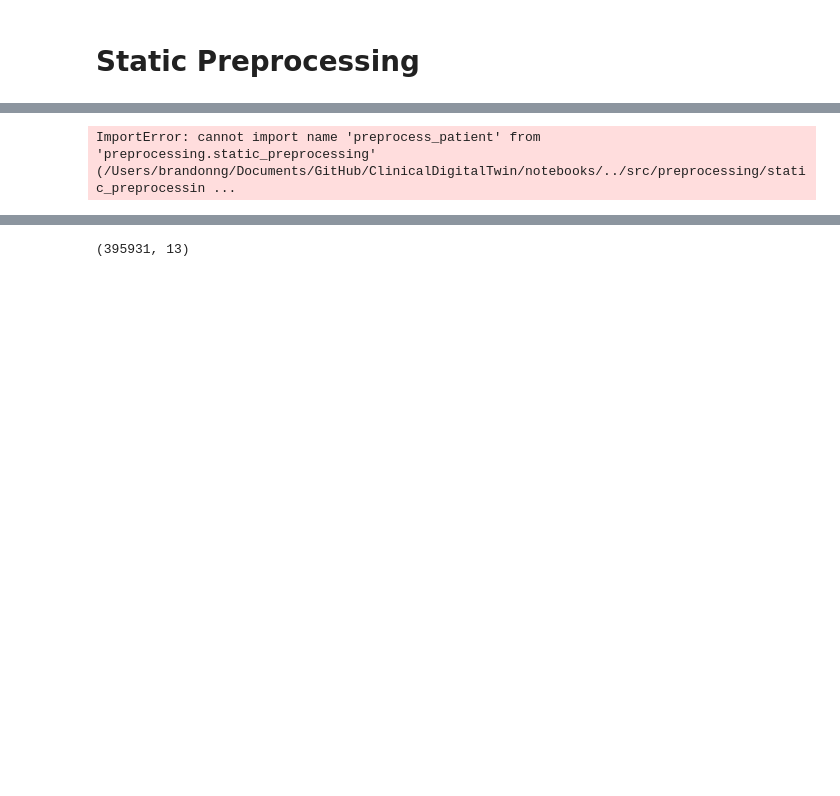
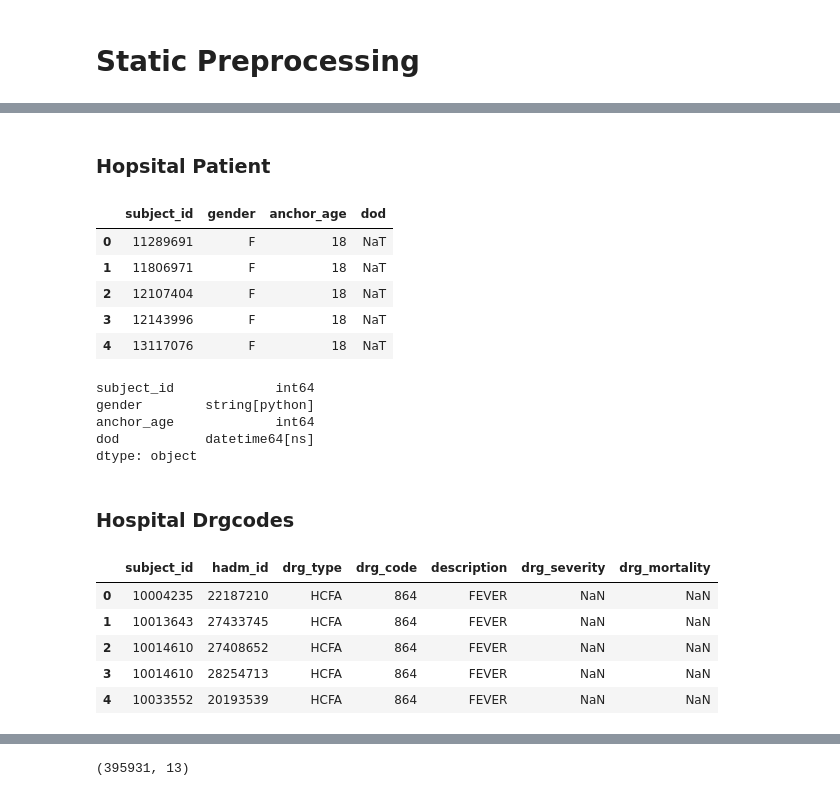
Before and after one commit to brandonng2/ClinicalDigitalTwin, a Jupyter notebook: notebooks/static_preprocessing.ipynb, the cells around one changed output, grey strips where cells are left out. Cells and saved outputs as stored; diff of their text form; code cells hidden in the pictures; blank space fills up the shorter version.

```diff
--- a/notebooks/static_preprocessing.ipynb
+++ b/notebooks/static_preprocessing.ipynb
@@ -104,12 +87,35 @@ ImportError: cannot import name 'preprocess_admissions' from 'preprocessing.stat
+# %% [markdown]
+### Hopsital Patient
 # %%
 from preprocessing.static_preprocessing import preprocess_patient
 
-hos_patient_filename = config["static_sources"]["patients"]
-hos_patient_path = os.path.join(in_dir, hos_patient_filename)
-
-df_hosp_patient = pd.read_csv(hos_patient_path)
-
-df_hosp_patient_cleaned = preprocess_patient(df_hosp_patient)
-df_hosp_patient_cleaned.head()
+hosp_patients_df_cleaned = preprocess_patient(hosp_patients_df)
+hosp_patients_df_cleaned.head()
 # %% [output]
-ImportError: cannot import name 'preprocess_patient' from 'preprocessing.static_preprocessing' (/Users/brandonng/Documents/GitHub/ClinicalDigitalTwin/notebooks/../src/preprocessing/static_preprocessin ...
+|  | subject_id | gender | anchor_age | dod |
+| 0 | 11289691 | F | 18 | NaT |
+| 1 | 11806971 | F | 18 | NaT |
+| 2 | 12107404 | F | 18 | NaT |
+| 3 | 12143996 | F | 18 | NaT |
+| 4 | 13117076 | F | 18 | NaT |
+# %%
+hosp_patients_df_cleaned.dtypes
+# %% [output]
+subject_id             int64
+gender        string[python]
+anchor_age             int64
+dod           datetime64[ns]
+dtype: object
+# %% [markdown]
+### Hospital Drgcodes
+# %%
+from preprocessing.static_preprocessing import preprocess_drgcodes
+
+hosp_drgcodes_df_cleaned = preprocess_drgcodes(hosp_drgcodes_df)
+# %% [output]
+|  | subject_id | hadm_id | drg_type | drg_code | description | drg_severity | drg_mortality |
+| 0 | 10004235 | 22187210 | HCFA | 864 | FEVER | NaN | NaN |
+| 1 | 10013643 | 27433745 | HCFA | 864 | FEVER | NaN | NaN |
+| 2 | 10014610 | 27408652 | HCFA | 864 | FEVER | NaN | NaN |
+| 3 | 10014610 | 28254713 | HCFA | 864 | FEVER | NaN | NaN |
+| 4 | 10033552 | 20193539 | HCFA | 864 | FEVER | NaN | NaN |
```
Also changed, not shown: parts of 27 cells of this notebook, 1 other file.
